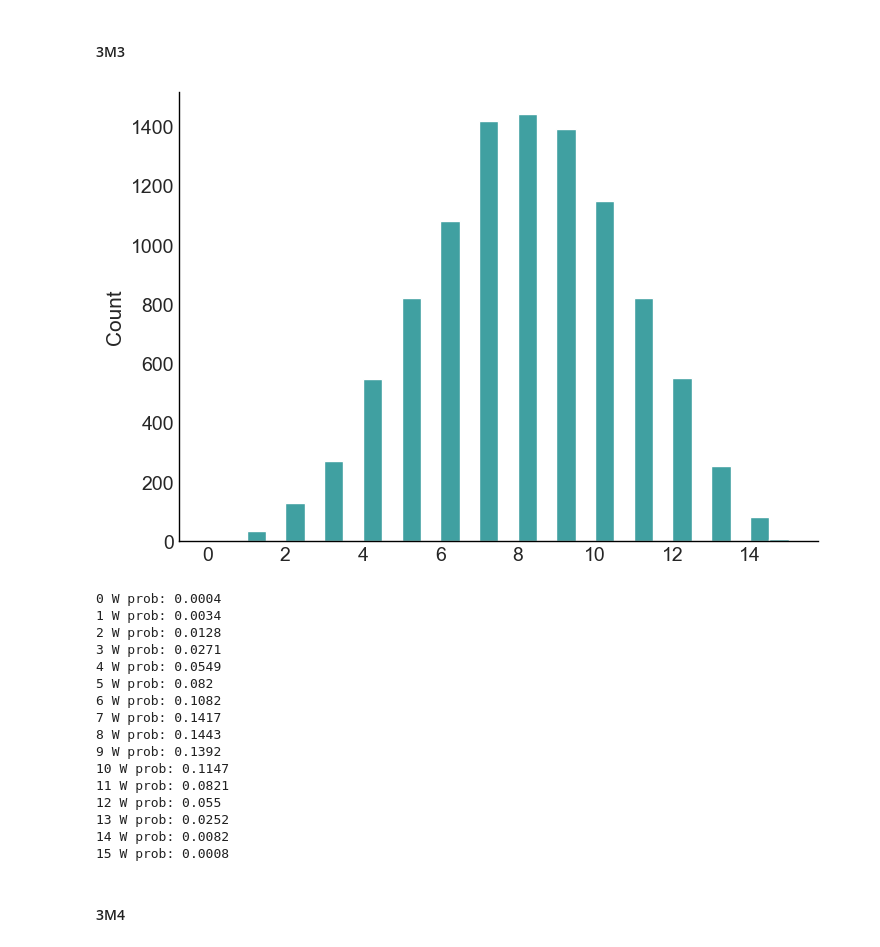
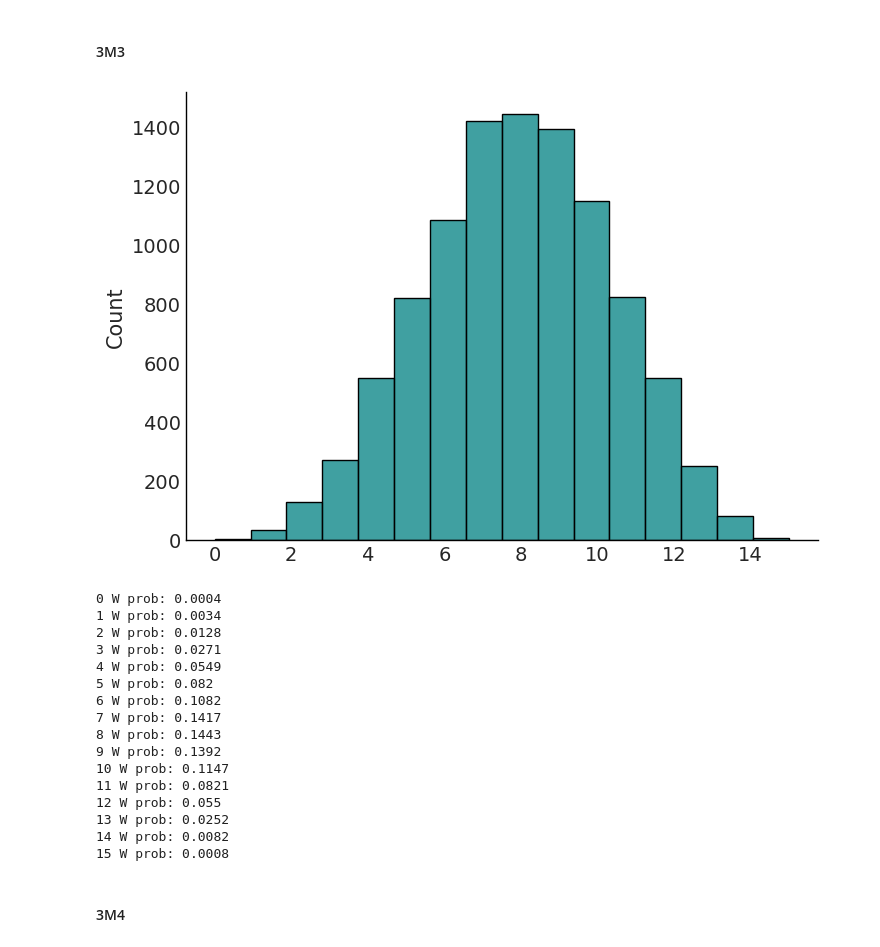
Before and after one commit to zsfrbkv/statrethink-course-numpyro-2019, a Jupyter notebook: statrethink_numpyro_w01.ipynb, the cells around one changed output. Drawn from its saved outputs; the diff is of its cells as text; code cells hidden in the pictures.

```diff
--- a/statrethink_numpyro_w01.ipynb
+++ b/statrethink_numpyro_w01.ipynb
@@ -588,12 +590,12 @@ array([0.33333334, 0.7187187 ], dtype=float32)
 #### 3M3
 # %%
 pred_posterior = dist.Binomial(total_count=15, probs=samples).sample(random.PRNGKey(0))
-sns.histplot(pred_posterior, bins=30)
+sns.histplot(pred_posterior, bins=16)
 plt.show()
 for i,k in zip(jnp.unique(pred_posterior, return_counts=True)[0], jnp.unique(pred_posterior, return_counts=True)[1] / len(samples)):
     print(i, 'W prob:', k)
 # %% [output]
-[figure, old version]
+[figure, new version]
 0 W prob: 0.0004
 1 W prob: 0.0034
 2 W prob: 0.0128
```
Also changed, not shown: parts of 8 cells of this notebook.
